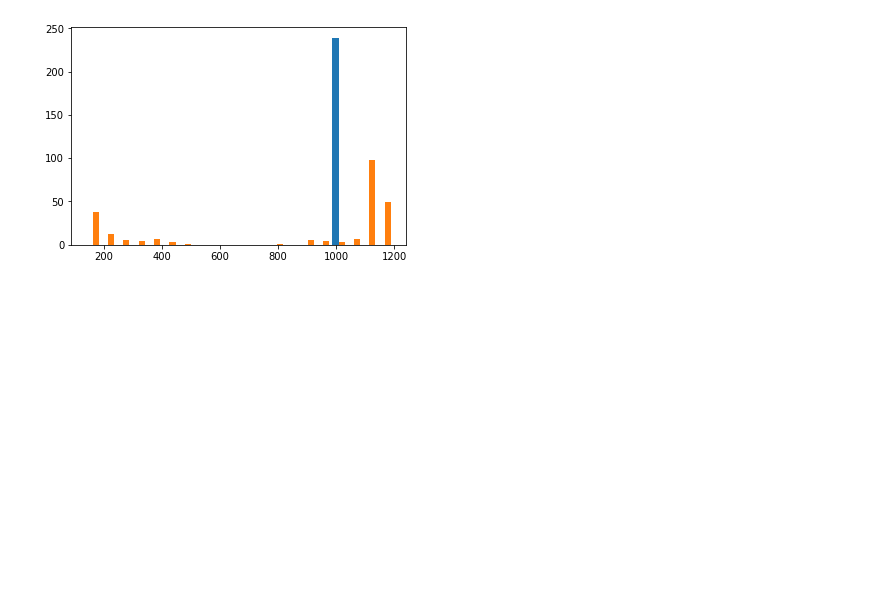
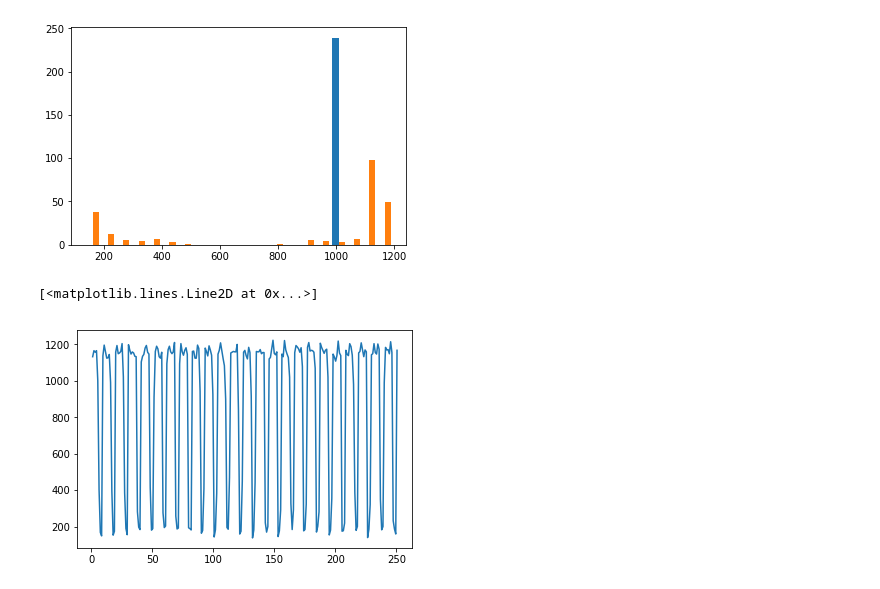
Before and after one commit to xiuker/practice_area, a Jupyter notebook: Untitled3.ipynb, the cells around one changed output. Drawn from its saved outputs; the diff is of its cells as text; code cells hidden in the pictures; blank space fills up the shorter version.

```diff
--- a/Untitled3.ipynb
+++ b/Untitled3.ipynb
@@ -17,3 +37,11 @@ plt.hist((X[:,3]/1024,X[:,1]/1024),bins=20)
 plt.show()
 # %% [output]
 [figure]
+# %%
+X[:,-1] = np.cumsum(X[:,-1] / 1000000)
+X[:,1] = X[:,1] / 1000
+# %%
+plt.plot(X[:,-1],X[:,1])
+# %% [output]
+[<matplotlib.lines.Line2D at 0x...>]
+[figure, added]
```
Also changed, not shown: parts of 1 cell of this notebook.
